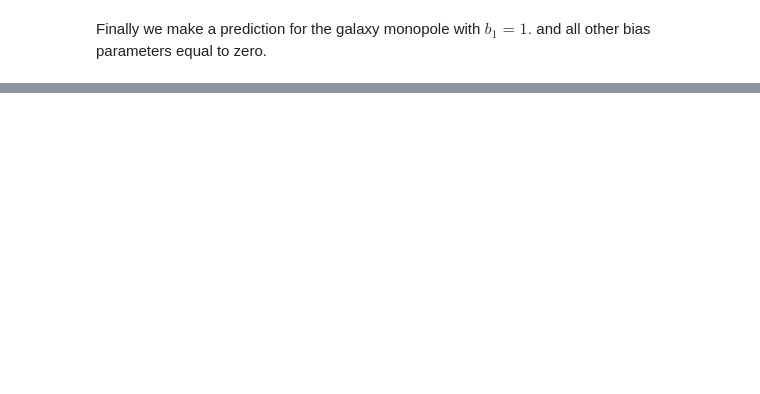
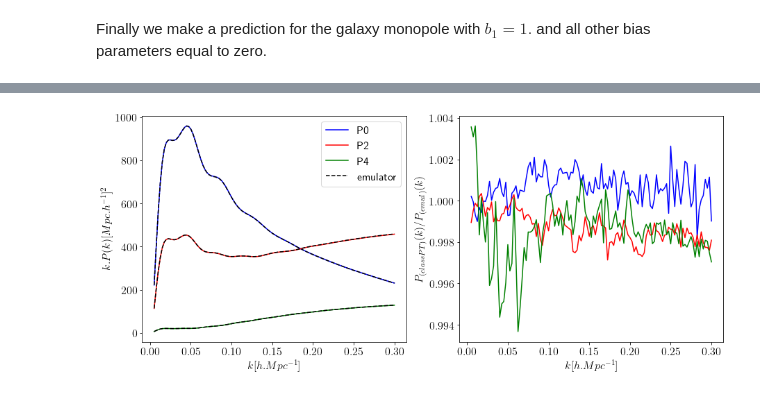
Before and after one commit to ROEcosmology/BICKER, a Jupyter notebook: notebooks/powerspec/test_bicker_power.ipynb, the cells around one changed output, grey strips where cells are left out. Cells and saved outputs as stored; diff of their text form; code cells hidden in the pictures; blank space fills up the shorter version.

```diff
--- a/notebooks/powerspec/test_bicker_power.ipynb
+++ b/notebooks/powerspec/test_bicker_power.ipynb
@@ -76,0 +106,2 @@ plt.show()
+# %%
+id_cosmo = 200
@@ -76,0 +152,17 @@ plt.show()
+# %%
+c.initialize_output(np.arange(.005,.3025,0.0025), .8, 119)
+
+b1 = 2
+b2 = -1
+bG2 = .1
+bGamma3 = -.1
+b4 = 0
+c0 = 5
+Pshot = 0
+
+pk_class = {0: c.pk_gg_l0(b1, b2, bG2, bGamma3, c0, Pshot, b4),
+               2: c.pk_gg_l2(b1, b2, bG2, bGamma3, c0, b4),
+               4: c.pk_gg_l4(b1, b2, bG2, bGamma3, c0, b4),}
+pk_emul = {}
+for ell in [0,2,4]:
+    pk_emul[ell] = emu[ell].emu_predict(cosmos[id_cosmo], np.array([b1,b2,bG2,bGamma3,b4,c0, Pshot]))[0]
@@ -76,0 +177,27 @@ plt.show()
+# %%
+fig, ax = plt.subplots(1,2, figsize=(15,6))
+
+color = {0:'b', 2:'r', 4:'g'}
+
+
+for ell in [0,2,4]:
+    if ell==4: lab='emulator'
+    else: lab=None
+    ax[0].plot(np.arange(.005,.3025,0.0025), np.arange(.005,.3025,0.0025)*pk_class[ell], color=color[ell], label=f'P{ell}')
+    ax[0].plot(np.arange(.005,.3025,0.0025), np.arange(.005,.3025,0.0025)*pk_emul[ell], linestyle='--', color='k', label=lab)
+    ax[0].set_xlabel(r'$k [h.Mpc^{-1}]$',fontsize=16)
+    ax[0].set_ylabel(r'$k.P(k) [Mpc.h^{-1}]^2$',fontsize=16)
+    ax[0].tick_params(axis='both', which='major', labelsize=16)
+    ax[0].legend(fontsize=16)
+
+    ax[1].plot(emu[ell].kbins, pk_class[ell]/pk_emul[ell], color=color[ell])
+    ax[1].set_xlabel(r'$k [h.Mpc^{-1}]$',fontsize=16)
+    ax[1].set_ylabel(r'$P_{(classPT)}(k)/P_{(emul)}(k) $',fontsize=16)
+    ax[1].tick_params(axis='both', which='major', labelsize=16)
+#ax[1].axhline(0., linestyle='--', color='grey')
+
+#for i,j in enumerate(pole_col_dict[0]):
+#    ax[1].plot(emu.kbins, (kernels[1185,j,:]/preds[1185,i,:]).T, alpha=0.1, color='tab:blue')
+#ax[1].set_ylim(0.995, 1.005)
+# %% [output]
+[figure, added]
```
Also changed, not shown: parts of 13 cells of this notebook, 8 other files.
